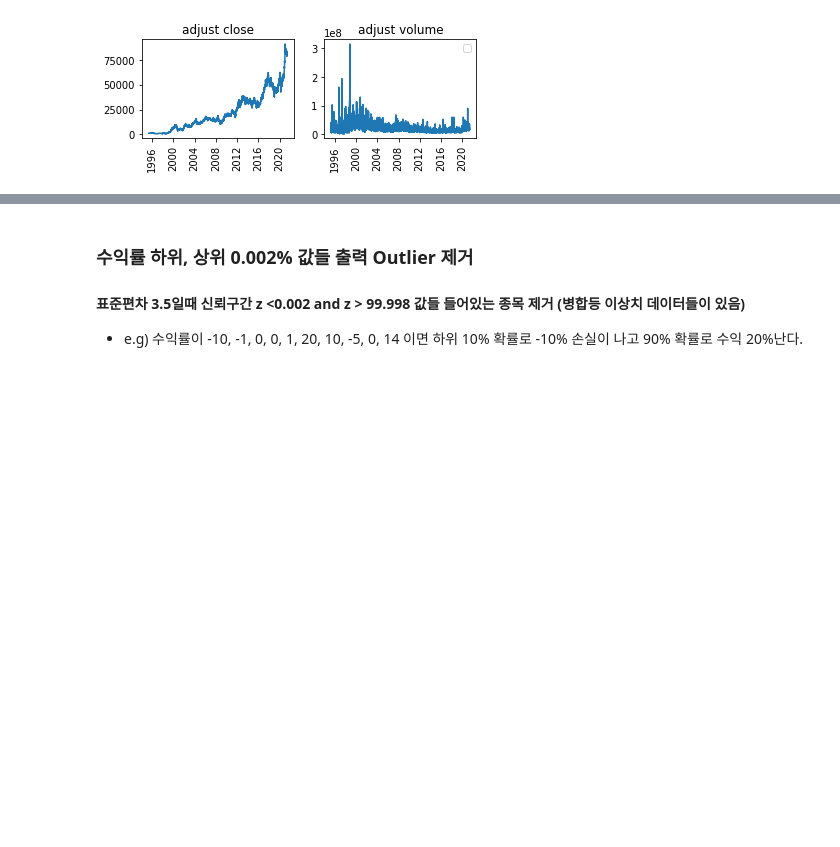
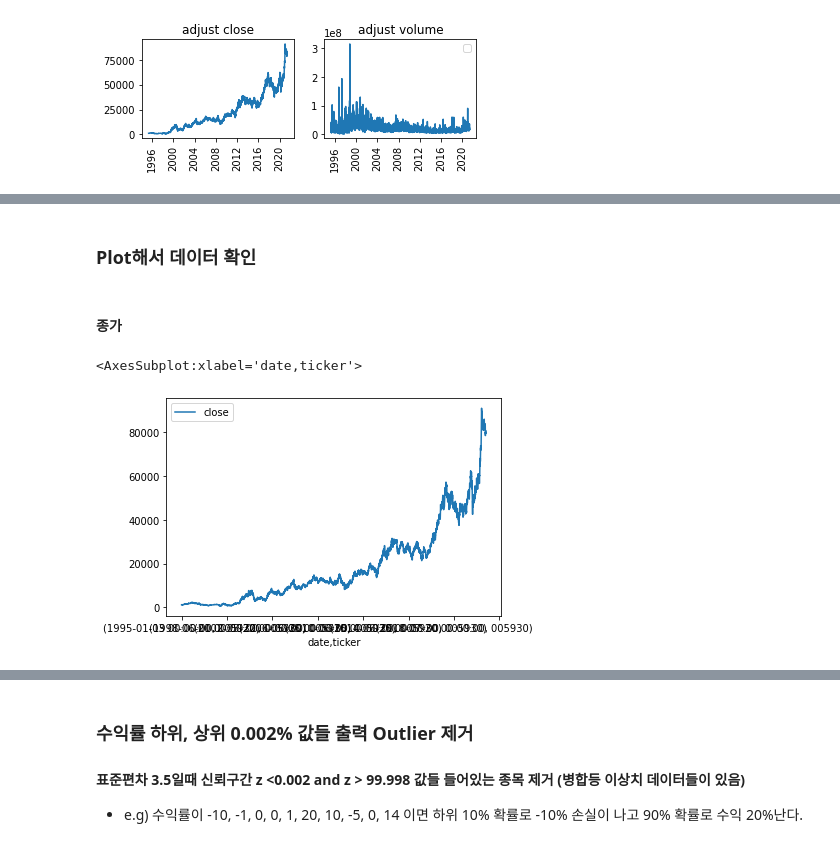
Before and after one commit to Hertz-and-Alpha/machine-learning-for-trading-korea-stock, a Jupyter notebook: data/create_datasets.ipynb, the cells around one changed output, grey strips where cells are left out. Saved outputs shown, nothing was run; the diff lists cells and outputs as text; code cells hidden in the pictures; blank space fills up the shorter version.

Commit message:
Add Naver Finance data

```diff
--- a/data/create_datasets.ipynb
+++ b/data/create_datasets.ipynb
@@ -431,0 +440,15 @@ DATA_STORE = Path('assets.h5')
+# %%
+naver_data_list = []
+
+def get_naver_finance_data(ticker: str):
+    try:
+        data = pdr.DataReader(ticker, 'naver', start='1995-01-01')
+        data = data.astype('float64')
+        data.reset_index(inplace=True)
+        data['Ticker'] = ticker
+        naver_data_list.append(data)
+    except Exception as e:
+        print(f"Code: {ticker}, {e}")
+
+with futures.ThreadPoolExecutor(50) as executor:
+    executor.map(get_naver_finance_data, ticker)
@@ -431,0 +473,15 @@ DATA_STORE = Path('assets.h5')
+# %%
+naver_data = pd.concat(naver_data_list)
+# %%
+naver_data.rename(columns=str.lower, inplace=True)
+# %%
+naver_data = naver_data.groupby(['date', 'ticker']).last()
+# %% [markdown]
+### Plot해서 데이터 확인
+# %% [markdown]
+#### 종가
+# %%
+naver_data[['close']].loc[idx[:, '005930'], :].plot()
+# %% [output]
+<AxesSubplot:xlabel='date,ticker'>
+[figure, added]
```
Also changed, not shown: parts of 42 cells of this notebook.
